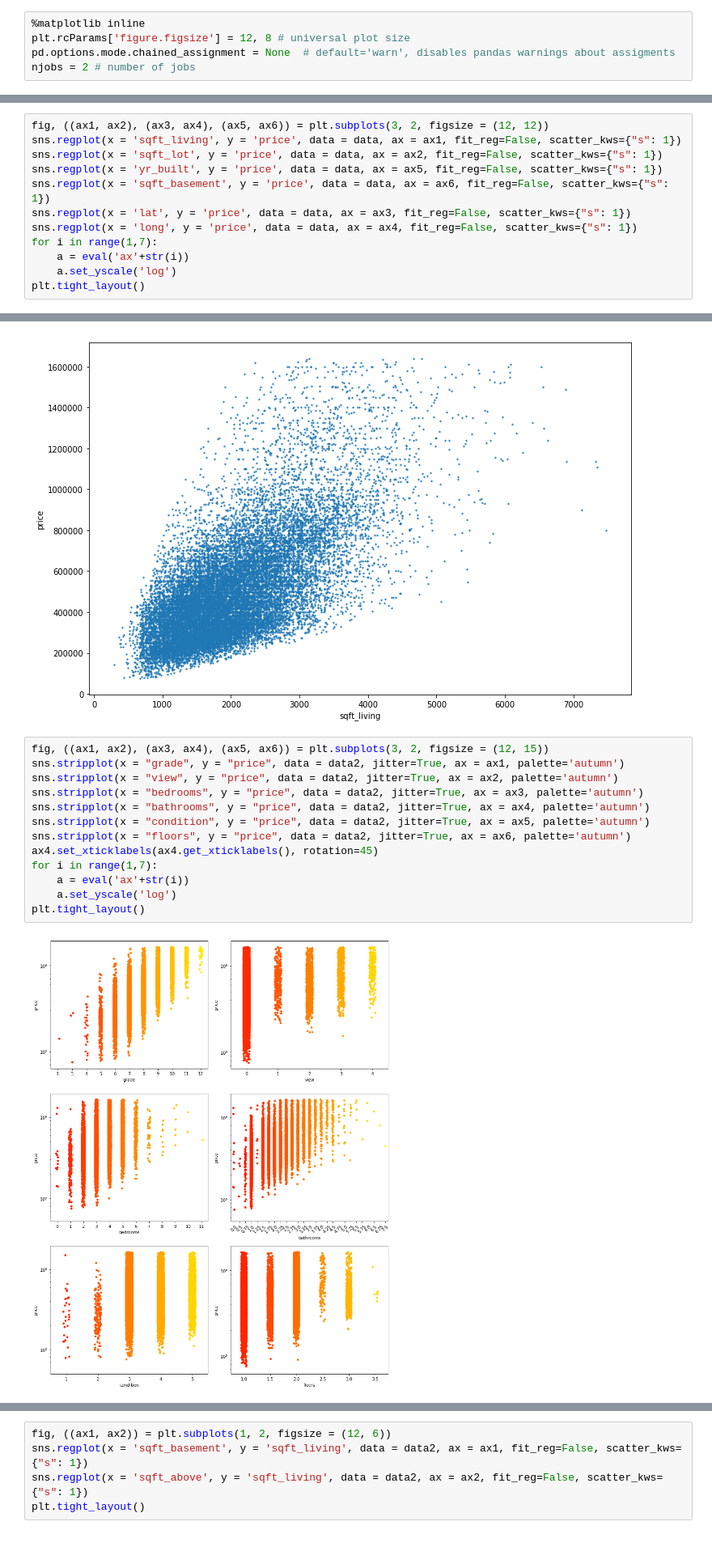
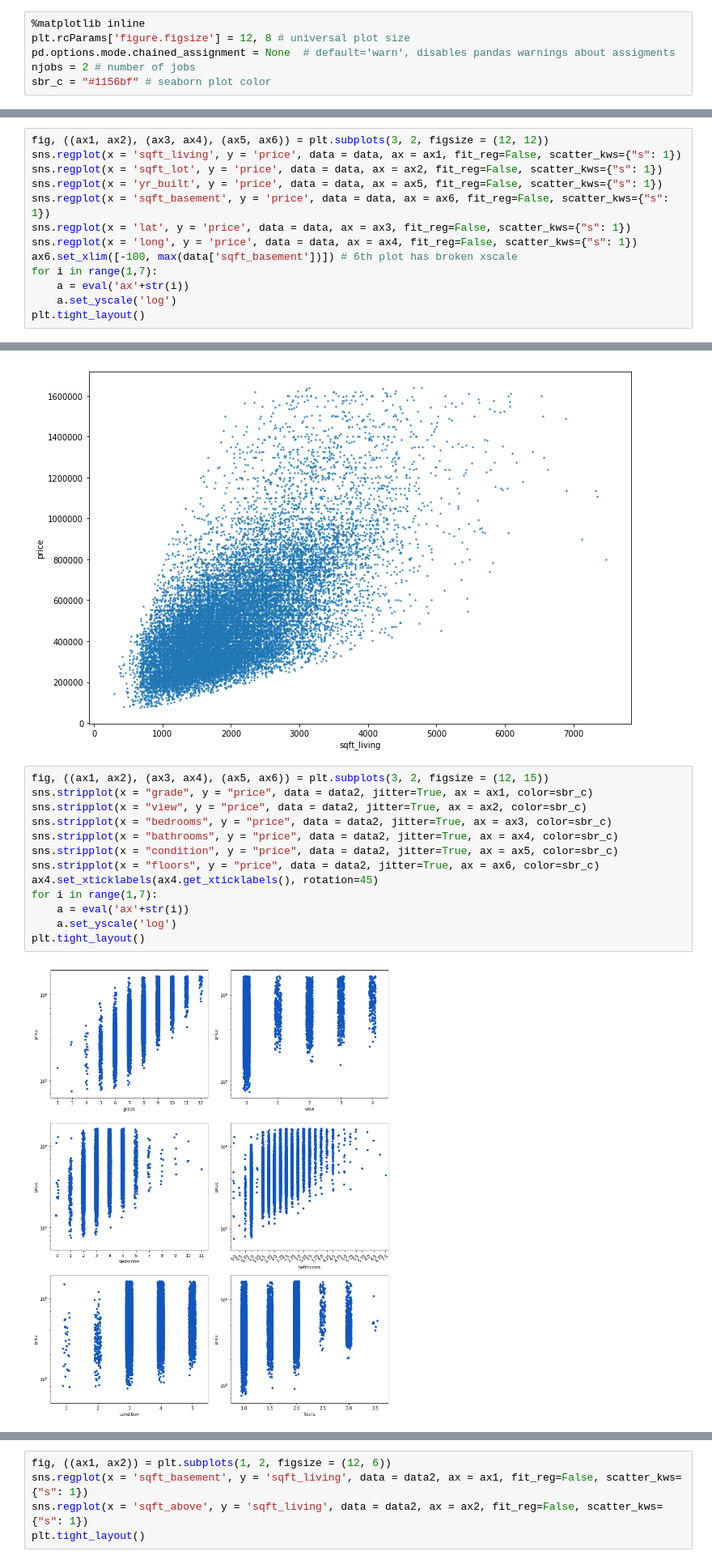
Before and after one commit to marchtom/housesalesprediction, a Jupyter notebook: house_sales.ipynb, the cells around one changed output, grey strips where cells are left out. Shown at 81% size. Saved outputs shown, nothing was run; the diff lists cells and outputs as text.

```diff
--- a/house_sales.ipynb
+++ b/house_sales.ipynb
@@ -46,6 +50,7 @@ from sklearn.model_selection import train_test_split
 plt.rcParams['figure.figsize'] = 12, 8 # universal plot size
 pd.options.mode.chained_assignment = None  # default='warn', disables pandas warnings about assigments
 njobs = 2 # number of jobs
+sbr_c = "#1156bf" # seaborn plot color
 # %% [markdown]
 ##### Loading Data <a name='load_data'></a>
 # %%
@@ -136,6 +147,7 @@ sns.regplot(x = 'yr_built', y = 'price', data = data, ax = ax5, fit_reg=False, s
 sns.regplot(x = 'sqft_basement', y = 'price', data = data, ax = ax6, fit_reg=False, scatter_kws={"s": 1})
 sns.regplot(x = 'lat', y = 'price', data = data, ax = ax3, fit_reg=False, scatter_kws={"s": 1})
 sns.regplot(x = 'long', y = 'price', data = data, ax = ax4, fit_reg=False, scatter_kws={"s": 1})
+ax6.set_xlim([-100, max(data['sqft_basement'])]) # 6th plot has broken xscale
 for i in range(1,7):
     a = eval('ax'+str(i))
     a.set_yscale('log')
@@ -277,19 +291,19 @@ sns.regplot(x = "sqft_living", y = "price", data = data2, fit_reg=False, scatter
 [figure]
 # %%
 fig, ((ax1, ax2), (ax3, ax4), (ax5, ax6)) = plt.subplots(3, 2, figsize = (12, 15))
-sns.stripplot(x = "grade", y = "price", data = data2, jitter=True, ax = ax1, palette='autumn')
-sns.stripplot(x = "view", y = "price", data = data2, jitter=True, ax = ax2, palette='autumn')
-sns.stripplot(x = "bedrooms", y = "price", data = data2, jitter=True, ax = ax3, palette='autumn')
-sns.stripplot(x = "bathrooms", y = "price", data = data2, jitter=True, ax = ax4, palette='autumn')
-sns.stripplot(x = "condition", y = "price", data = data2, jitter=True, ax = ax5, palette='autumn')
-sns.stripplot(x = "floors", y = "price", data = data2, jitter=True, ax = ax6, palette='autumn')
+sns.stripplot(x = "grade", y = "price", data = data2, jitter=True, ax = ax1, color=sbr_c)
+sns.stripplot(x = "view", y = "price", data = data2, jitter=True, ax = ax2, color=sbr_c)
+sns.stripplot(x = "bedrooms", y = "price", data = data2, jitter=True, ax = ax3, color=sbr_c)
+sns.stripplot(x = "bathrooms", y = "price", data = data2, jitter=True, ax = ax4, color=sbr_c)
+sns.stripplot(x = "condition", y = "price", data = data2, jitter=True, ax = ax5, color=sbr_c)
+sns.stripplot(x = "floors", y = "price", data = data2, jitter=True, ax = ax6, color=sbr_c)
 ax4.set_xticklabels(ax4.get_xticklabels(), rotation=45)
 for i in range(1,7):
     a = eval('ax'+str(i))
     a.set_yscale('log')
 plt.tight_layout()
 # %% [output]
-[figure, old version]
+[figure, new version]
 # %%
 fig, ((ax1, ax2), (ax3, ax4), (ax5, ax6)) = plt.subplots(3, 2, figsize = (12, 12))
 sns.regplot(x = 'sqft_living', y = 'price', data = data2, ax = ax1, fit_reg=False, scatter_kws={"s": 1})
```
Also changed, not shown: parts of 38 cells of this notebook.
